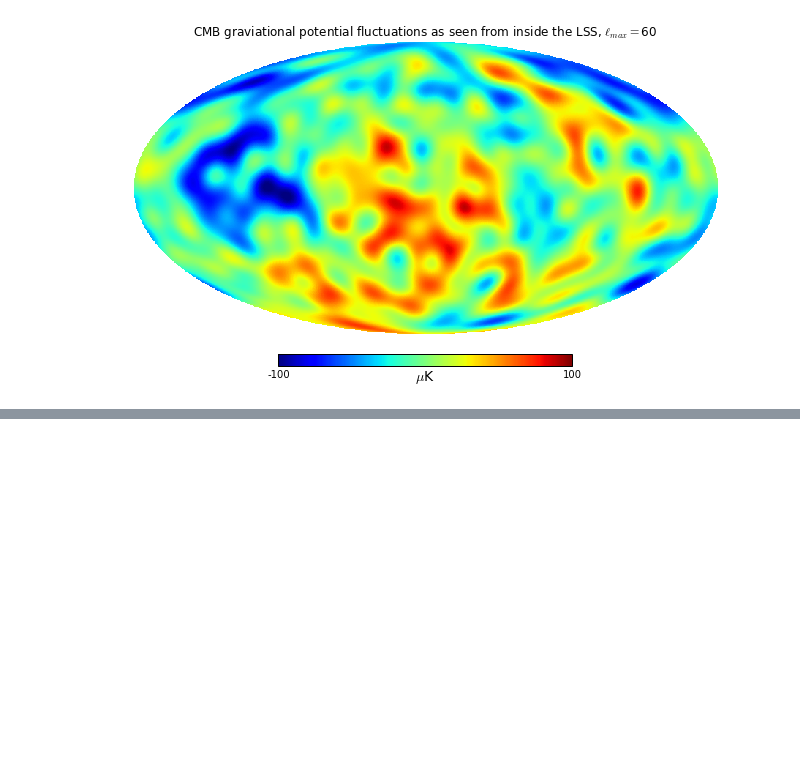
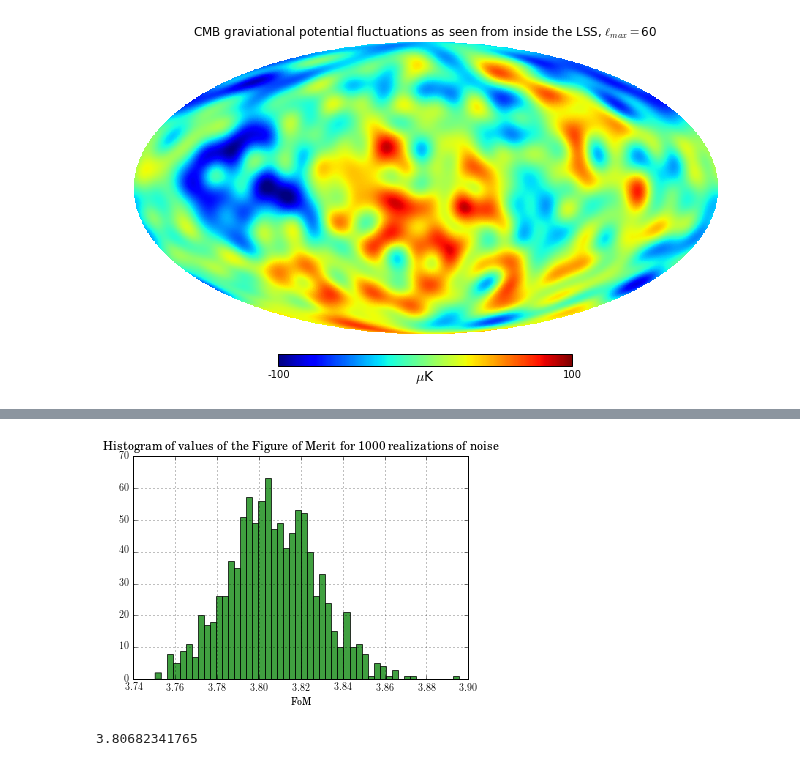
Before and after one commit to LaurencePeanuts/Music, a Jupyter notebook: Scripts/RecAnalysis_largeN.ipynb, the cells around one changed output, grey strips where cells are left out. Saved outputs shown, nothing was run; the diff lists cells and outputs as text; code cells hidden in the pictures; blank space fills up the shorter version.

```diff
--- a/Scripts/RecAnalysis_largeN.ipynb
+++ b/Scripts/RecAnalysis_largeN.ipynb
@@ -164,0 +175,5 @@ Sigma is 0.000000 arcmin (0.000000 rad)
+# %%
+execfile ('_FigofMerit.py')
+# %% [output]
+[figure, added]
+3.80682341765
```
Also changed, not shown: parts of 35 cells of this notebook, 9 other files.
